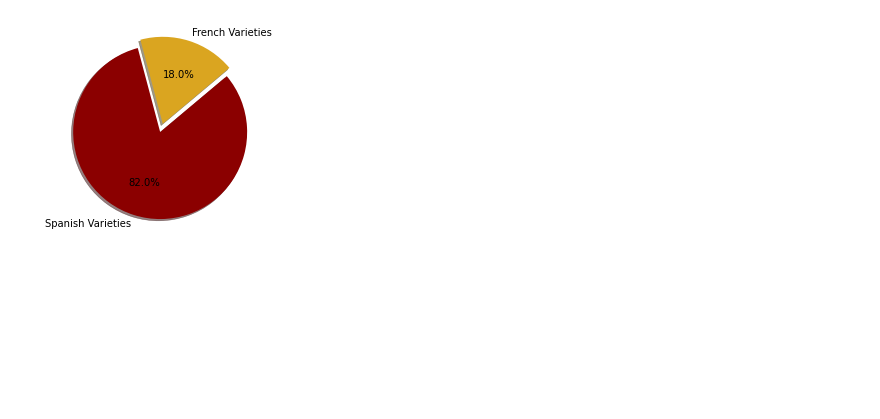
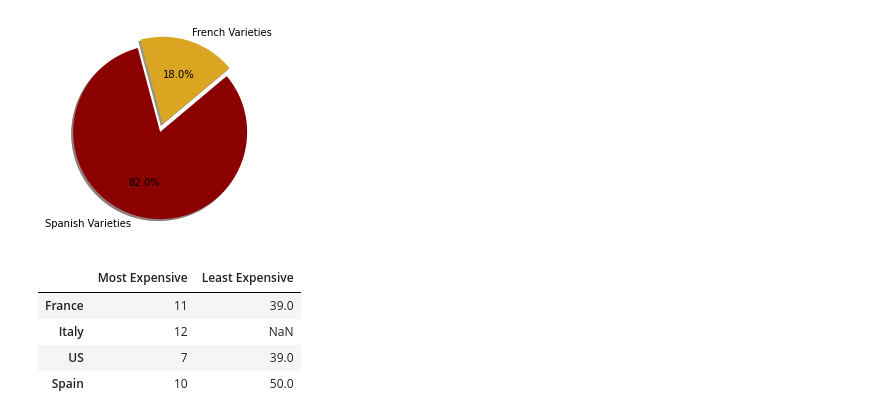
Before and after one commit to j1candel/Wine-Analysis-, a Jupyter notebook: Jessicas Work/wine-analysis -jessica.ipynb, the cells around one changed output. Cells and saved outputs as stored; diff of their text form; code cells hidden in the pictures; blank space fills up the shorter version.

```diff
--- a/Jessicas Work/wine-analysis -jessica.ipynb
+++ b/Jessicas Work/wine-analysis -jessica.ipynb
@@ -220,6 +222,9 @@ plt.bar(x_axis,y_axis,color="darkred")
 [figure]
 # %%
 expensive_french_wine = most_expensive_wine.loc[most_expensive_wine["country"]=="France"]
+expensive_italian_wine = most_expensive_wine.loc[most_expensive_wine["country"]=="Italy"]
+expensive_us_wine = most_expensive_wine.loc[most_expensive_wine["country"]=="US"]
+expensive_spanish_wine = most_expensive_wine.loc[most_expensive_wine["country"]=="Spain"]
 # expensive_french_wine_count = expensive_french_wine["province"].value_counts()
 # expensive_french_wine_count= pd.DataFrame(expensive_french_wine_count)
 
@@ -235,3 +234,15 @@ french_variety_amount
+# %%
+expensive_us_wine["variety"].unique()
+most_us_variety_amount = len(expensive_us_wine["variety"].unique())
+
+expensive_italian_wine["variety"].unique()
+most_italian_variety_amount = len(expensive_italian_wine["variety"].unique())
+
+expensive_french_wine["variety"].unique()
+most_french_variety_amount = len(expensive_french_wine["variety"].unique())
+
+expensive_spanish_wine["variety"].unique()
+most_spanish_variety_amount = len(expensive_spanish_wine["variety"].unique())
 # %%
 # province = expensive_french_wine_count["province"]
 # x_axis = np.arange(len(province))
@@ -284,3 +288,17 @@ spanish_variety_amount
+# %%
+least_expensive_spanish_wine = least_expensive_wine.loc[least_expensive_wine["country"]=="Spain"]
+least_expensive_us_wine = least_expensive_wine.loc[least_expensive_wine["country"]=="US"]
+least_expensive_french_wine = least_expensive_wine.loc[least_expensive_wine["country"]=="France"]
+least_expensive_french_wine = least_expensive_wine.loc[least_expensive_wine["country"]=="France"]
+# %%
+least_expensive_spanish_wine["variety"].unique()
+spanish_variety_amount = len(least_expensive_spanish_wine["variety"].unique())
+
+least_expensive_us_wine["variety"].unique()
+us_variety_amount = len(least_expensive_us_wine["variety"].unique())
+
+least_expensive_french_wine["variety"].unique()
+french_variety_amount = len(least_expensive_french_wine["variety"].unique())
 # %%
 Most_Least_Variety_df
 # %% [output]
@@ -304,3 +322,12 @@ plt.pie(count, explode = explode, colors=color, labels=labels, shadow=True, auto
  [Text(0.21097155394271727, 0.6674511243731597, '18.0%'),
   Text(-0.18083281408628601, -0.5721009468176352, '82.0%')])
 [figure]
+# %%
+most_expensive_varieties = {"Most Expensive":{"France": most_french_variety_amount,"Italy": most_italian_variety_amount ,"US":most_us_variety_amount, "Spain": most_spanish_variety_amount}, "Least Expensive":{"Spain": spanish_variety_amount, "US":us_variety_amount,"France":french_variety_amount}}
+pd.DataFrame(most_expensive_varieties)
+# %% [output]
+|  | Most Expensive | Least Expensive |
+| France | 11 | 39.0 |
+| Italy | 12 | NaN |
+| US | 7 | 39.0 |
+| Spain | 10 | 50.0 |
```
Also changed, not shown: parts of 4 cells of this notebook.
